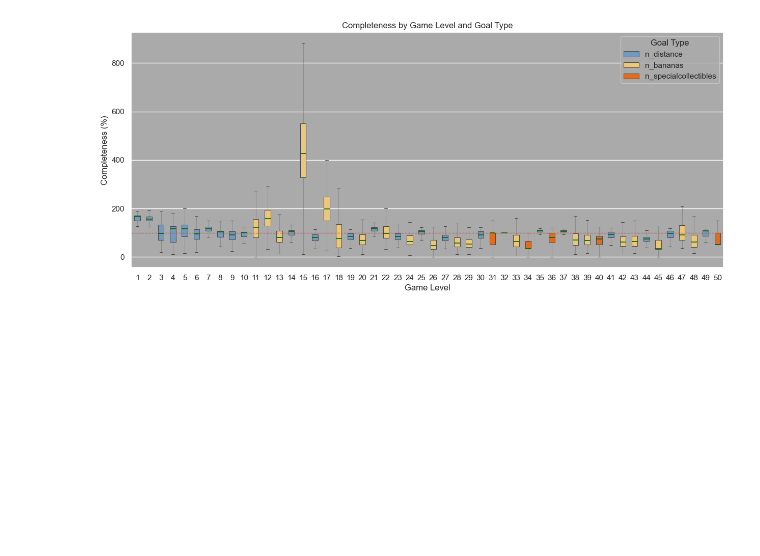
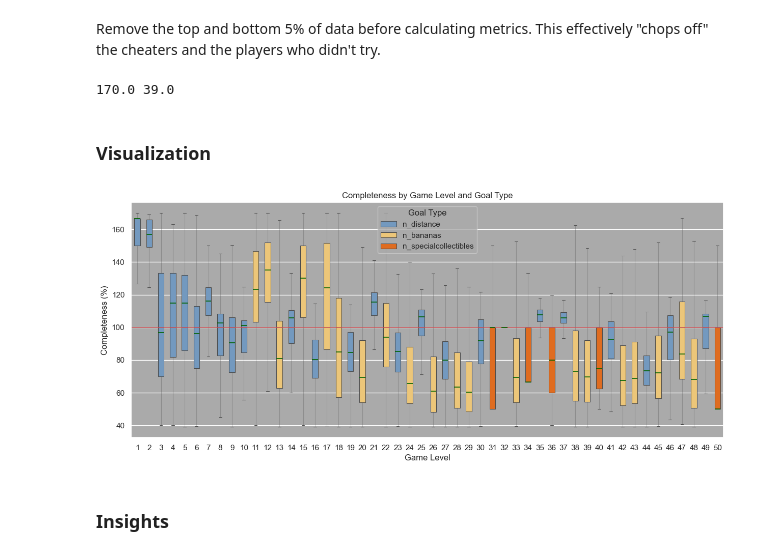
Before and after one commit to davidzg/mobile-game-data-analysis, a Jupyter notebook: EDA.ipynb, the cells around one changed output. Saved outputs shown, nothing was run; the diff lists cells and outputs as text; code cells hidden in the pictures; blank space fills up the shorter version.

Commit message:
Improved the notebook to reflect the insights.

```diff
--- a/EDA.ipynb
+++ b/EDA.ipynb
@@ -8,3 +12,0 @@ sns.set_theme('paper')
-# %%
-def calculate_completeness(row):
-        return row[row['Goal_type']] /row['Goal_value']*100
@@ -11,2 +16,7 @@ def calculate_completeness(row):
 # %%
-df1 = pd.read_parquet('game_overs_compact.parquet')
+# Read Dataframe
+df_raw = pd.read_parquet('game_overs_compact.parquet')
+#df_raw = pd.read_csv('game_overs_compact.csv')
+
+# reanme column to match the type of goal. this is necessary to calculate the completeness.
+df_raw = df_raw.rename(columns={'n_bananavalue':'n_bananas'})
@@ -28,3 +34,3 @@ levels = levels.rename(columns={'lvl': 'level_number'})
 # %%
 #merge both dataframes
-df_f = pd.merge(df,levels,on='level_number')
+df_f = pd.merge(df_raw,levels,on='level_number')
@@ -46,36 +50,48 @@ fp_w= df_w[df_w['completeness'] < 100]
+# %% [markdown]
+Remove the top and bottom 5% of data before calculating metrics. This effectively "chops off" the cheaters and the players who didn't try.
+# %%
+# Removing statistical outliers
+higher_bound = df_f['completeness'].quantile(0.95)
+lower_bound = df_f['completeness'].quantile(0.05)
+df= df_f[(df_f['completeness']<=higher_bound)&(df_f['completeness']>=lower_bound)]
+print(higher_bound,lower_bound)
+# %% [output]
+170.0 39.0
+# %% [markdown]
+### Visualization
 # %%
+#sns.set_theme('paper')
 goal_colors = {
     'n_bananas':"#ffcc66",
     'n_distance': "#6699cc", # Light Blue
     'n_specialcollectibles': "#ff6600"  # Light Violet
 }
-sns.set(rc={'axes.facecolor':"#AAAAAA", 'figure.facecolor':"white"})
+sns.set_theme(rc={'axes.facecolor':"#AAAAAA", 'figure.facecolor':"white"})
 plt.figure(figsize=(15, 6))
-ax = sns.boxplot(data=df_f,
-                    x="level_number",
-                    y="completeness",
-                    medianprops={"color": "darkgreen", "linewidth": 1.2},
-                    #fill=False,
-                    linewidth=.75,
-                    palette=goal_colors,
-                    hue='Goal_type',
-                    whiskerprops={'alpha': 0.3},
-
-                    width=0.5,
-                    showfliers=False
-                    )
-ax.axhline(y=100, xmin=0, xmax=1, linewidth=.9, color='r', linestyle='--')
+ax = sns.boxplot(data=df,
+                x="level_number",
+                y="completeness",
+                medianprops={"color": "darkgreen", "linewidth": 1.2},
+                #fill=False,
+                linewidth=.75,
+                palette=goal_colors,
+                hue='Goal_type',
+                whiskerprops={'alpha': 0.3},
+                width=0.5,
+                showfliers=False
+            )
+ax.axhline(y=100, xmin=0, xmax=1, linewidth=1.1, color='r', linestyle='-')
 
 for i, artist in enumerate(ax.artists):
         color_key = levels.iloc[i]['Goal_type']
         color = goal_colors[color_key]
         artist.set_edgecolor(color)
 
 plt.title('Completeness by Game Level and Goal Type')
 plt.xlabel('Game Level')
 plt.ylabel('Completeness (%)')
 plt.legend(title='Goal Type') # This legend is generated automatically by the 'hue' parameter
 plt.savefig('./visualizations/boxplot_custom_border.png')
 plt.show()
 # %% [output]
-[figure, old version]
+[figure, new version]
@@ -88,0 +98,2 @@ df_f_g = df_f.groupby(by='level_number')['completeness'].mean()
+# %% [markdown]
+### Insights
```
Also changed, not shown: parts of 12 cells of this notebook.
